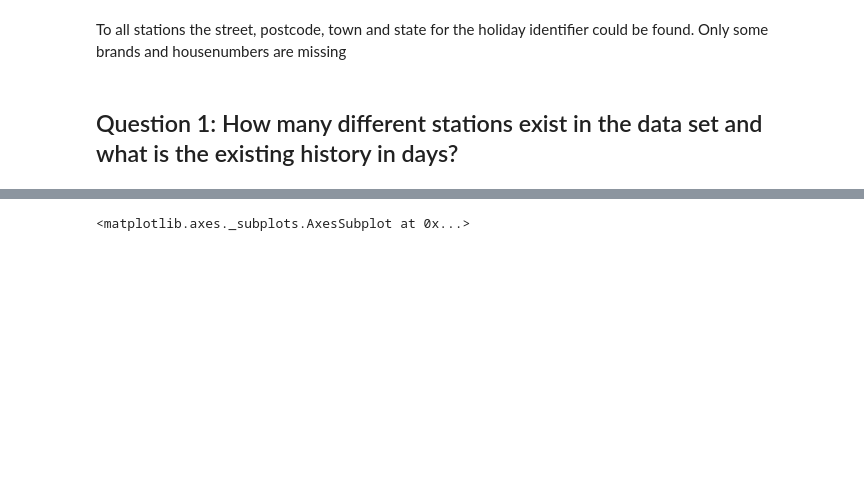
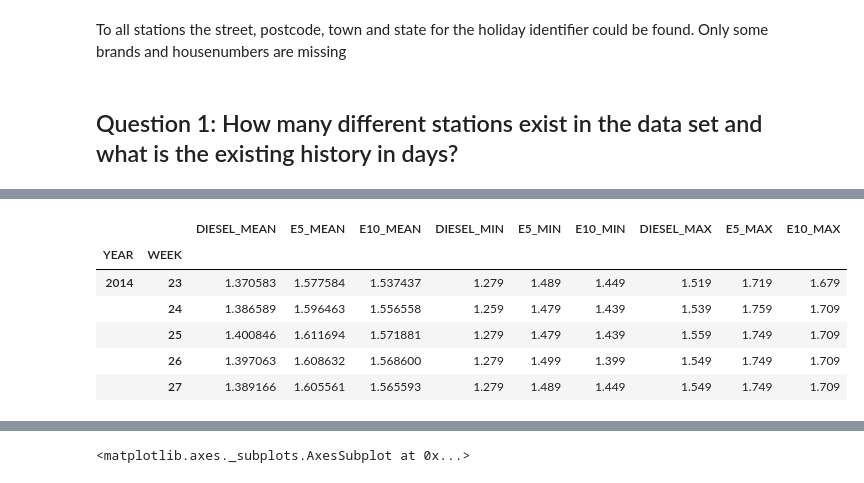
Before and after one commit to ds2019tukl/DS-2019-johannes-schauss, a Jupyter notebook: exercise_1.ipynb, the cells around one changed output, grey strips where cells are left out. Cells and saved outputs as stored; diff of their text form; code cells hidden in the pictures; blank space fills up the shorter version.

```diff
--- a/exercise_1.ipynb
+++ b/exercise_1.ipynb
@@ -391,0 +451,20 @@ unique_stids_station_data = station_data['STID'].unique()
+# %%
+mean_data = price_data.groupby(['YEAR', 'WEEK'])['DIESEL', 'E5', 'E10'].mean() / 1000
+mean_data.columns = ['DIESEL_MEAN', 'E5_MEAN', 'E10_MEAN']
+min_data = price_data.groupby(['YEAR', 'WEEK'])['DIESEL', 'E5', 'E10'].min() / 1000
+min_data.columns = ['DIESEL_MIN', 'E5_MIN', 'E10_MIN']
+max_data = price_data.groupby(['YEAR', 'WEEK'])['DIESEL', 'E5', 'E10'].max() / 1000
+max_data.columns = ['DIESEL_MAX', 'E5_MAX', 'E10_MAX']
+
+mean_min_max_data = mean_data.join(min_data)
+mean_min_max_data = mean_min_max_data.join(max_data)
+
+mean_min_max_data.head()
+# %% [output]
+|  |  | DIESEL_MEAN | E5_MEAN | E10_MEAN | DIESEL_MIN | E5_MIN | E10_MIN | DIESEL_MAX | E5_MAX | E10_MAX |
+| YEAR | WEEK |  |  |  |  |  |  |  |  |  |
+| 2014 | 23 | 1.370583 | 1.577584 | 1.537437 | 1.279 | 1.489 | 1.449 | 1.519 | 1.719 | 1.679 |
+|  | 24 | 1.386589 | 1.596463 | 1.556558 | 1.259 | 1.479 | 1.439 | 1.539 | 1.759 | 1.709 |
+|  | 25 | 1.400846 | 1.611694 | 1.571881 | 1.279 | 1.479 | 1.439 | 1.559 | 1.749 | 1.709 |
+|  | 26 | 1.397063 | 1.608632 | 1.568600 | 1.279 | 1.499 | 1.399 | 1.549 | 1.749 | 1.709 |
+|  | 27 | 1.389166 | 1.605561 | 1.565593 | 1.279 | 1.489 | 1.449 | 1.549 | 1.749 | 1.709 |
```
Also changed, not shown: parts of 22 cells of this notebook.
